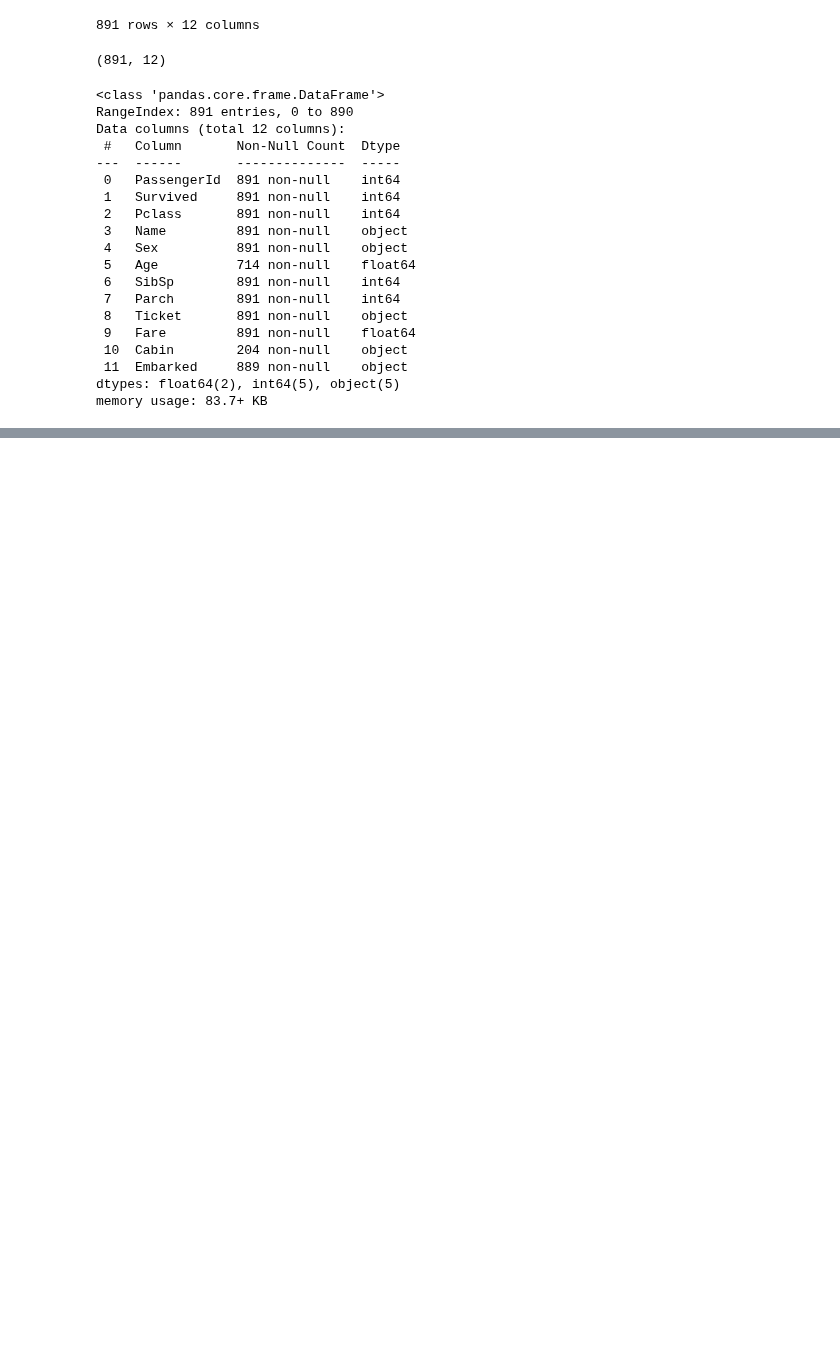
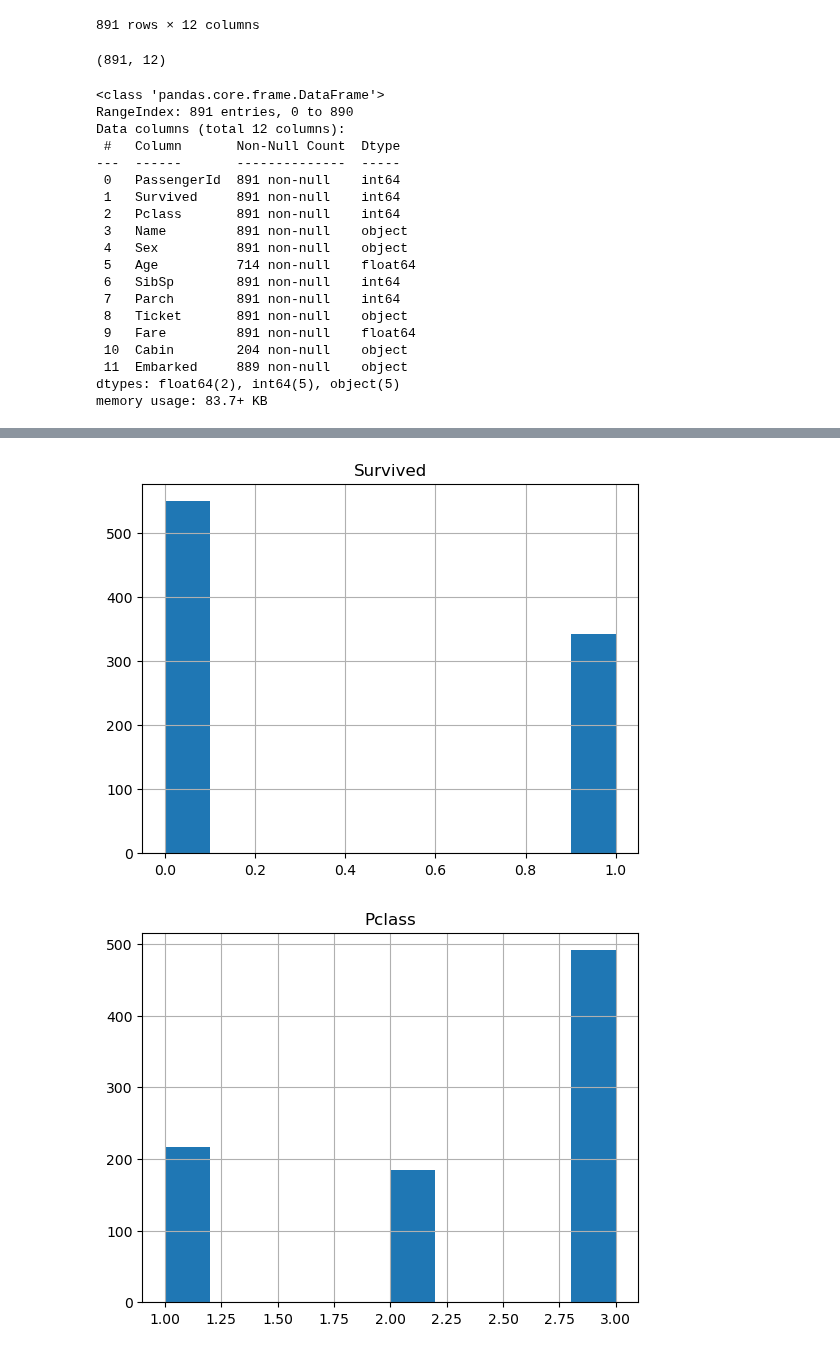
Before and after one commit to thasvithu/iNeuron-Full-Stack-Data-Science, a Jupyter notebook: 04 Data Analytics/EDA/01 Titanic_EDA_Practice/Untitled.ipynb, the cells around one changed output, grey strips where cells are left out. Saved outputs shown, nothing was run; the diff lists cells and outputs as text; code cells hidden in the pictures; blank space fills up the shorter version.

```diff
--- a/04 Data Analytics/EDA/01 Titanic_EDA_Practice/Untitled.ipynb
+++ b/04 Data Analytics/EDA/01 Titanic_EDA_Practice/Untitled.ipynb
@@ -52,0 +71,3 @@ memory usage: 83.7+ KB
+# %%
+# drop the PassengerId columns
+dataset.drop('PassengerId', axis = 1, inplace = True)
@@ -52,0 +95,4 @@ memory usage: 83.7+ KB
+# %%
+for feature in dataset.columns:
+    if dataset[feature].isnull().sum() > 0:
+        print(f"The percentage of missing value in {feature} is {dataset[feature].isnull().mean() * 100} %")
@@ -52,0 +117,4 @@ memory usage: 83.7+ KB
+# %%
+# find all numerical features
+numerical_features = [feature for feature in dataset.columns if dataset[feature].dtype != 'O']
+numerical_features
@@ -52,0 +139,9 @@ memory usage: 83.7+ KB
+# %%
+# plot hist and boxplot for each numerical feature
+for feature in numerical_features:
+    dataset[feature].hist()
+    plt.title(feature)
+    plt.show()
+# %% [output]
+[figure, added]
+[figure, added]
```
Also changed, not shown: parts of 29 cells of this notebook.
